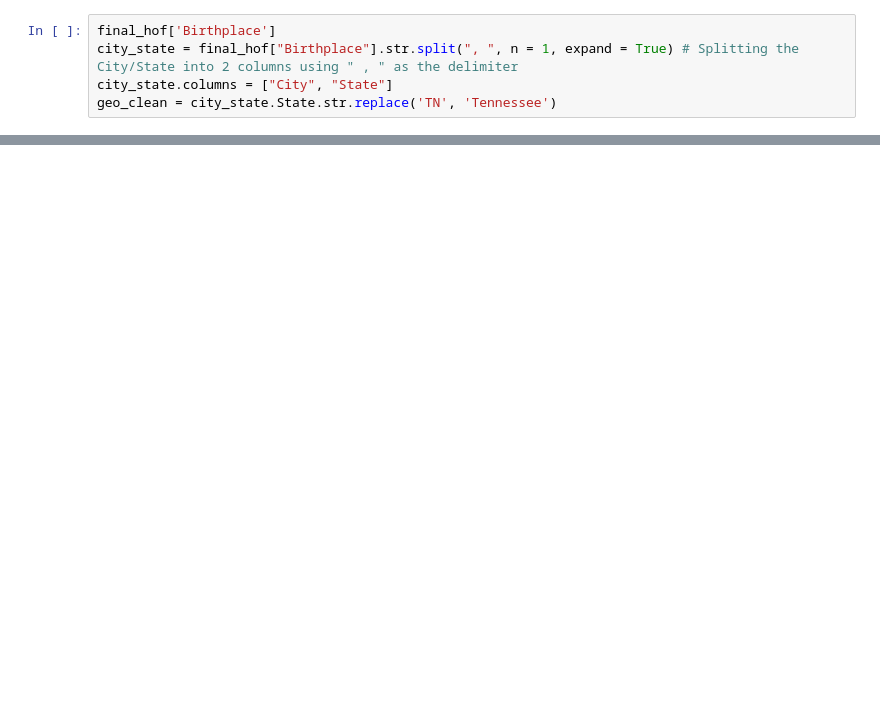
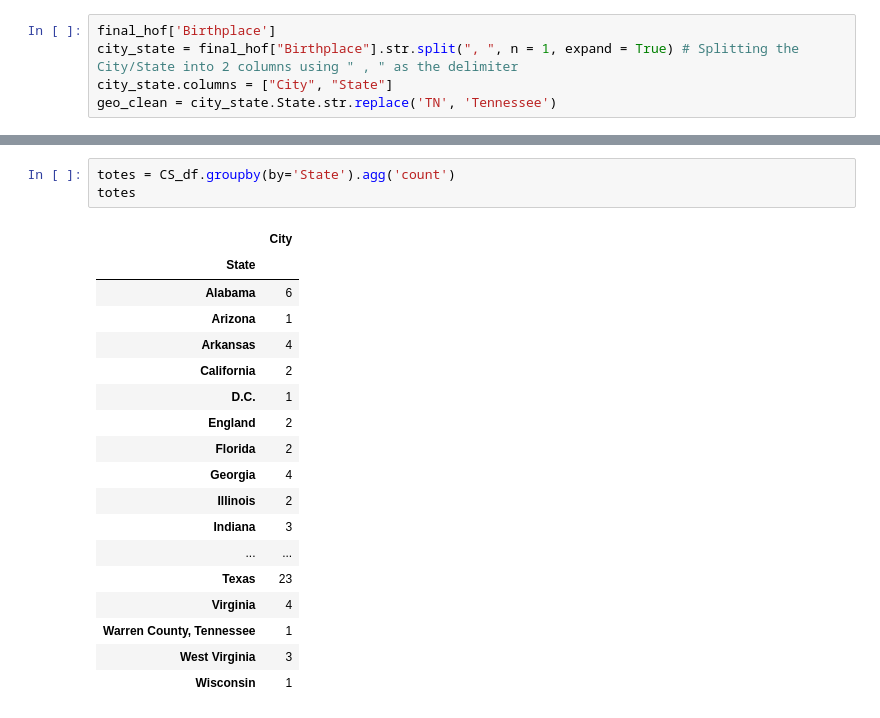
Before and after one commit to treybourgeois/web-scraping-country-music-hof-treybourgeois, a Jupyter notebook: country_music_notebook.ipynb, the cells around one changed output, grey strips where cells are left out. Saved outputs shown, nothing was run; the diff lists cells and outputs as text; blank space fills up the shorter version.

```diff
--- a/country_music_notebook.ipynb
+++ b/country_music_notebook.ipynb
@@ -507,0 +480,22 @@ CS_df
+# %%
+totes = CS_df.groupby(by='State').agg('count')
+totes
+# %% [output]
+|  | City |
+| State |  |
+| Alabama | 6 |
+| Arizona | 1 |
+| Arkansas | 4 |
+| California | 2 |
+| D.C. | 1 |
+| England | 2 |
+| Florida | 2 |
+| Georgia | 4 |
+| Illinois | 2 |
+| Indiana | 3 |
+| ... | ... |
+| Texas | 23 |
+| Virginia | 4 |
+| Warren County, Tennessee | 1 |
+| West Virginia | 3 |
+| Wisconsin | 1 |
```
Also changed, not shown: parts of 8 cells of this notebook.
